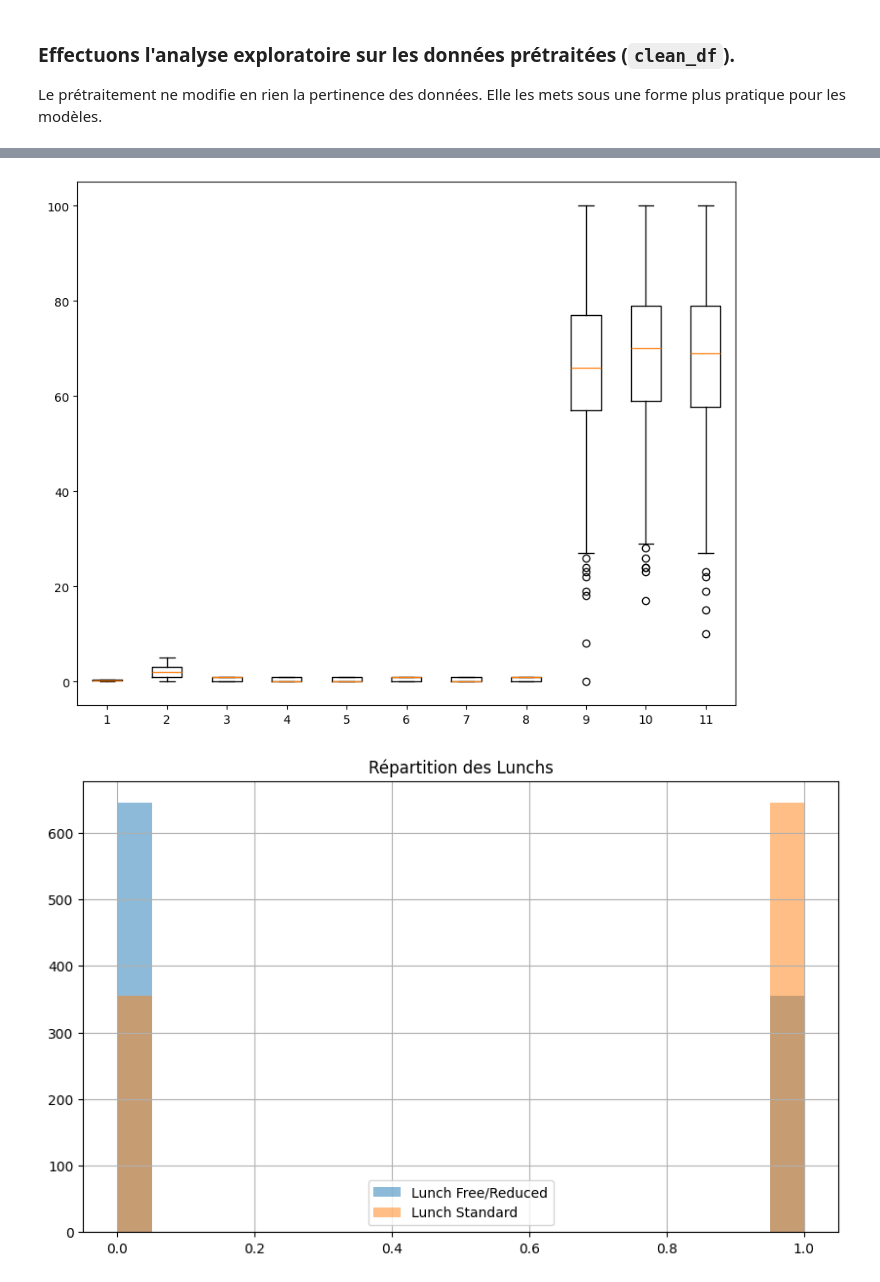
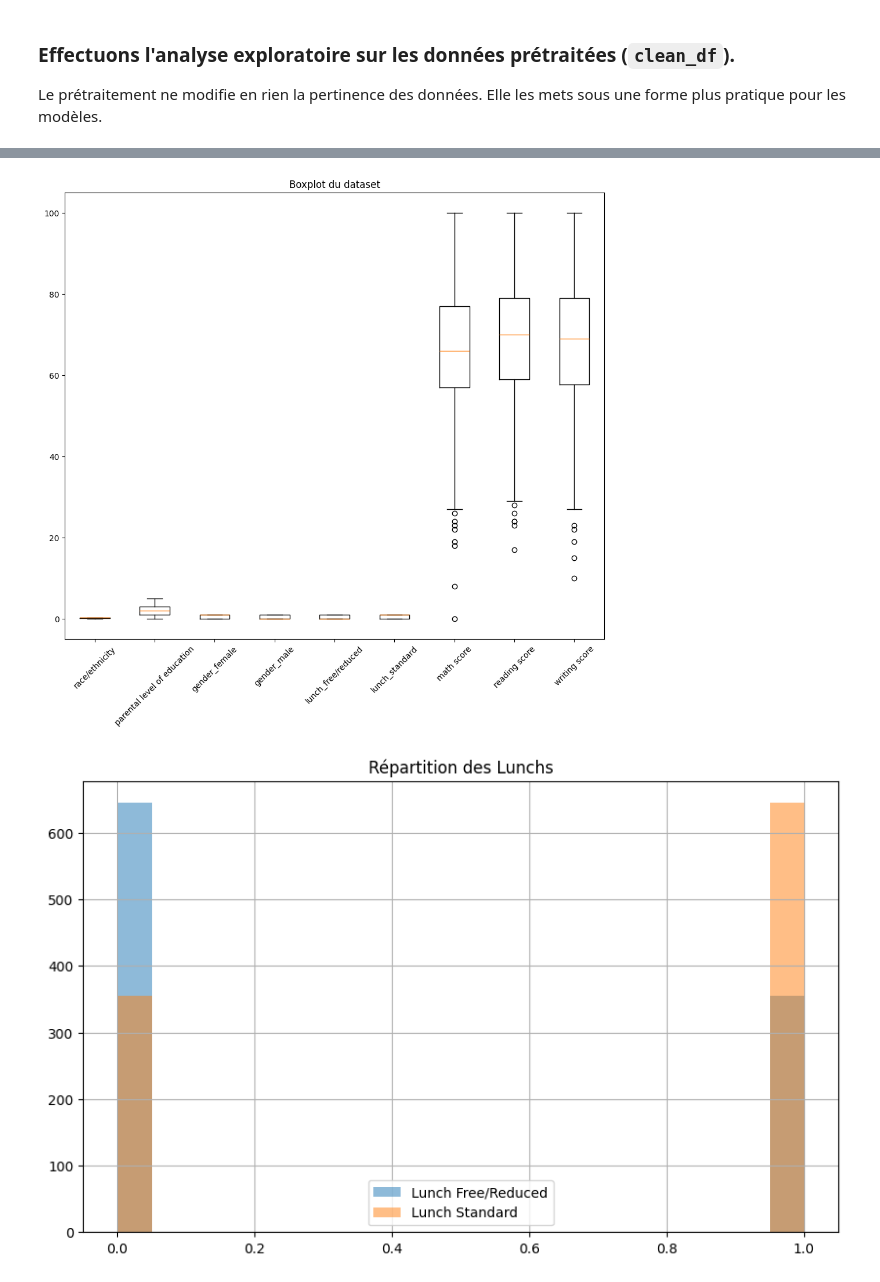
Before and after one commit to 2675781-creator/UA3ProjetPerformanceAcademiqueEtudiants, a Jupyter notebook: notebooks/projet_UA3.ipynb, the cells around one changed output, grey strips where cells are left out. Drawn from its saved outputs; the diff is of its cells as text; code cells hidden in the pictures.

```diff
--- a/notebooks/projet_UA3.ipynb
+++ b/notebooks/projet_UA3.ipynb
@@ -129,6 +129,7 @@ writing score                  77
 dtype: int64
 # %%
 # sélection des colonnes catégoriel
-categoriel_col = df.select_dtypes(exclude=["number"]).columns
+## Definir `test preparation course` - comme cible..
+categoriel_col = df.select_dtypes(exclude=["number"]).columns.drop('test preparation course')
 categoriel_col
 # %% [output]
@@ -166,7 +165,7 @@ Nombre de colonnes catégorielles à traiter: 5
 # %%
 # one hot encoding pour la colonne gender et test preparation course
 
-# 1 - OHE des caractéristiques `gender`, `lunch` et `test preparation course`
-categoriel_df = pd.get_dummies(categoriel_df, columns=['gender', 'lunch', 'test preparation course'])
+# 1 - OHE des caractéristiques `gender`, `lunch` #### et `test preparation course`
+categoriel_df = pd.get_dummies(categoriel_df, columns=['gender', 'lunch',]) # 'test preparation course'])
 categoriel_df.head()
 # %% [output]
@@ -250,12 +249,5 @@ numerical_df = df[numerical_col]
 clean_df = pd.concat([categoriel_df, numerical_df], axis=1) # Fusionner `categoriel_df` et `numerical_df`
 print(f'Taille des données nettoyées: {clean_df.shape}\n')
 
-# Normalisation/Standardisation des données
-# Avec `MinMaxScaler`
-min_max_scaler = MinMaxScaler()
-min_max_scaler.set_output(transform="pandas")
-min_max_scaler.fit(clean_df)
-
-donnees_normaliser = min_max_scaler.transform(clean_df)
-print(f'Données scalées avec `MinMaxScaler`, aperću: \n{donnees_normaliser.iloc[0:3, 0:4]}')
+clean_df.head() # Apercu
 # %% [output]
@@ -269,14 +287,9 @@ Données scalées avec `MinMaxScaler`, aperću:
 # %%
-# Fusionner les colonnes catégorielles et numériques
-# On évite d'utiliser le `clean_df` déjà fitté sur le `MinMaxScaler`
-clean_df = pd.concat([categoriel_df, numerical_df], axis=1) # Fusionner `categoriel_df` et `numerical_df`
-print(f'Taille des données nettoyées: {clean_df.shape}\n')
-
 # Avec `StandardScaler`
 standard_scaler = StandardScaler()
 standard_scaler.set_output(transform="pandas")
 
 
 donnees_standardisees = standard_scaler.fit_transform(clean_df)
-print(f'Données scalées avec `StandardScaler`, aperću: \n\n{donnees_standardisees.iloc[:3, :4]}')
+print(f'Données scalées avec `StandardScaler`, aperću: \n\n{donnees_standardisees.head()}')
 # %% [output]
@@ -323,13 +343,15 @@ memory usage: 45.1 KB
 # %%
 # colonnes_a_tracer = ['math score', 'reading score', 'writing score']
 # plt.boxplot(clean_df[colonnes_a_tracer])
 ### Il y a dans chacun à peu près le même nombre de valeurs abérantes
 
-plt.figure(figsize=(10, 8))
-plt.boxplot(clean_df)
+plt.figure(figsize=(12, 10))
+plt.title("Boxplot du dataset")
+plt.boxplot(clean_df, labels=clean_df.columns) # Visualisation a partir de clean_df <- donnee nettoyees et en version numerique
+plt.xticks(rotation=45)
 plt.show()
 # %% [output]
-[figure, old version]
+[figure, new version]
 # %%
 #histogramme pour représenter la répartion de chaque type de lunch
 plt.figure(figsize=(10, 6))
```
Also changed, not shown: parts of 50 cells of this notebook, 1 other file.
